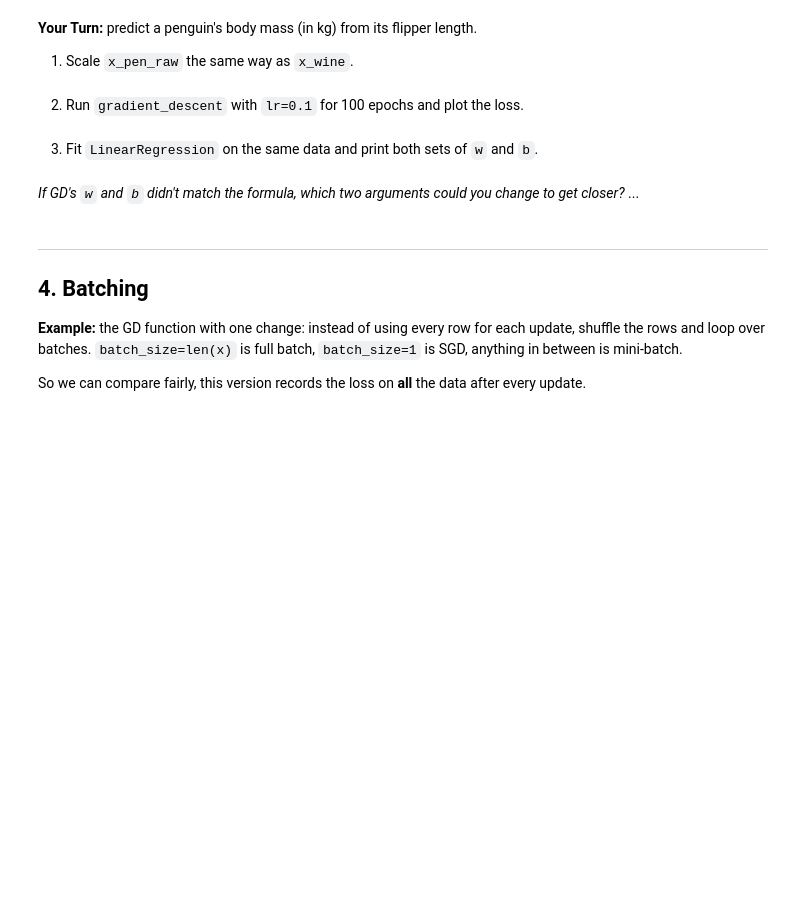
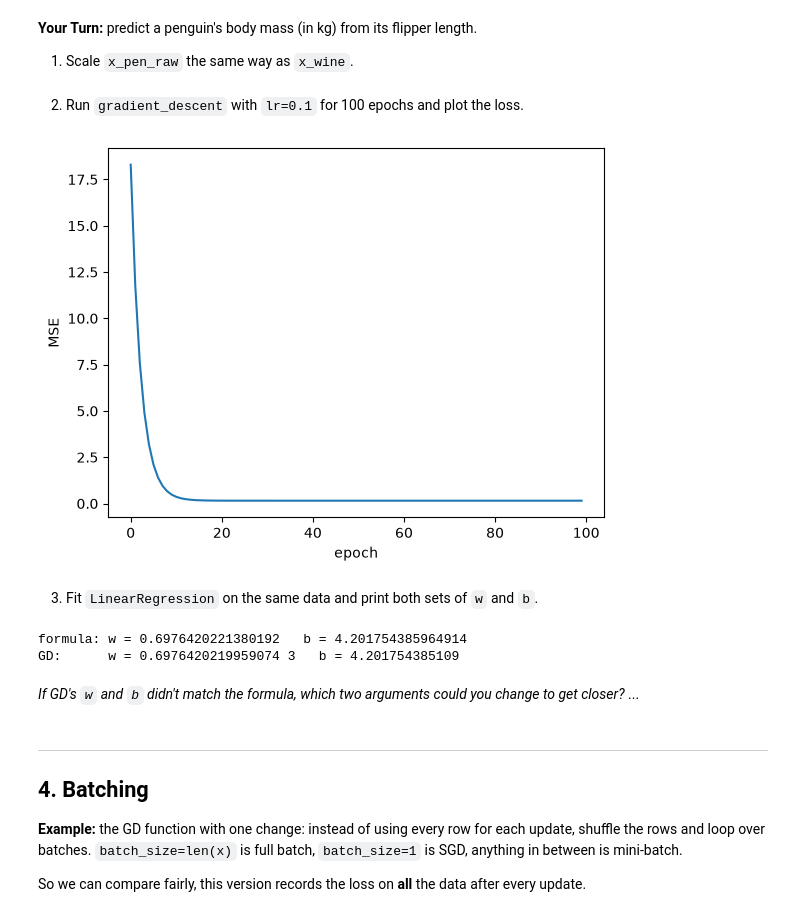
Before and after one commit to himanibalaga/JCP-fall-26, a Jupyter notebook: Week_6.ipynb, the cells around one changed output. Cells and saved outputs as stored; diff of their text form; code cells hidden in the pictures; blank space fills up the shorter version.

```diff
--- a/Week_6.ipynb
+++ b/Week_6.ipynb
@@ -347,8 +463,8 @@ def gd_fix(x, y, lr=0.1, epochs=20):
         losses.append(np.mean(error ** 2))
         dw = (2 / n) * np.sum(error * x)
         db = (2 / n) * np.sum(error)
-        w += lr * dw
-        b += lr * db
+        w -= lr * dw
+        b -= lr * db
     return w, b, losses
 
 _, _, fix_losses = gd_fix(x_wine, y_alcohol)
@@ -361,21 +479,28 @@ np.round(fix_losses[:5], 1)
 x_pen_raw = penguins["flipper_length_mm"].to_numpy()
 y_mass = (penguins["body_mass_g"] / 1000).to_numpy()   # grams -> kg
 
-x_pen = ...
+x_pen = (x_pen_raw - x_pen_raw.mean()) / x_pen_raw.std()
 # %% [markdown]
 2. Run `gradient_descent` with `lr=0.1` for 100 epochs and plot the loss.
 # %%
-w_pen, b_pen, losses_pen = ...
+w_pen, b_pen, losses_pen = gd_fix(x_pen, y_mass, lr=0.1, epochs=100)
 
-plt.plot(...)
+plt.plot(losses_pen)
 plt.xlabel("epoch")
 plt.ylabel("MSE")
 plt.show()
+# %% [output]
+[figure, added]
 # %% [markdown]
 3. Fit `LinearRegression` on the same data and print both sets of `w` and `b`.
 # %%
-lin_pen = ...
-...
+lin_pen = LinearRegression()
+lin_pen.fit(x_pen.reshape(-1, 1), y_mass)
+print("formula: w =", lin_pen.coef_[0], "  b =", lin_pen.intercept_)
+print("GD:      w =", w_pen, 3, "  b =", b_pen)
+# %% [output]
+formula: w = 0.6976420221380192   b = 4.201754385964914
+GD:      w = 0.6976420219959074 3   b = 4.201754385109
 # %% [markdown]
 *If GD's `w` and `b` didn't match the formula, which two arguments could you change to get closer?* ...
 # %% [markdown]
```
Also changed, not shown: parts of 34 cells of this notebook.
